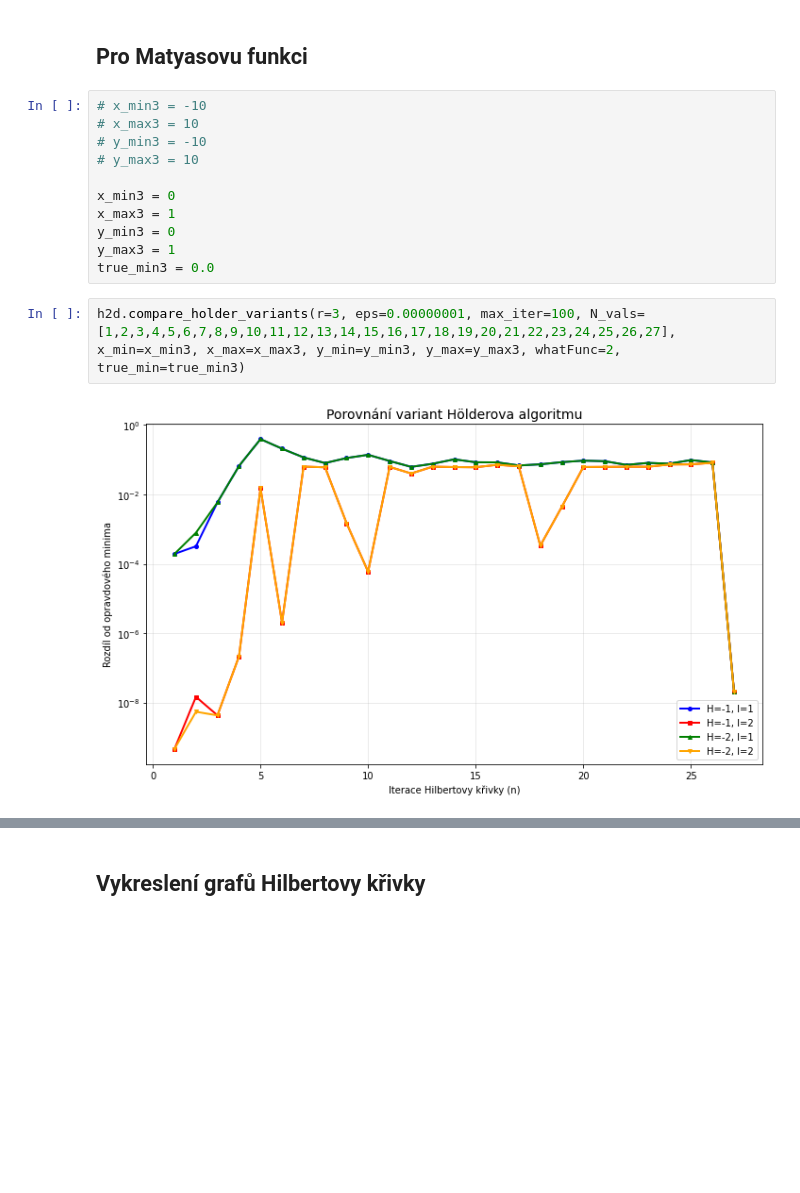
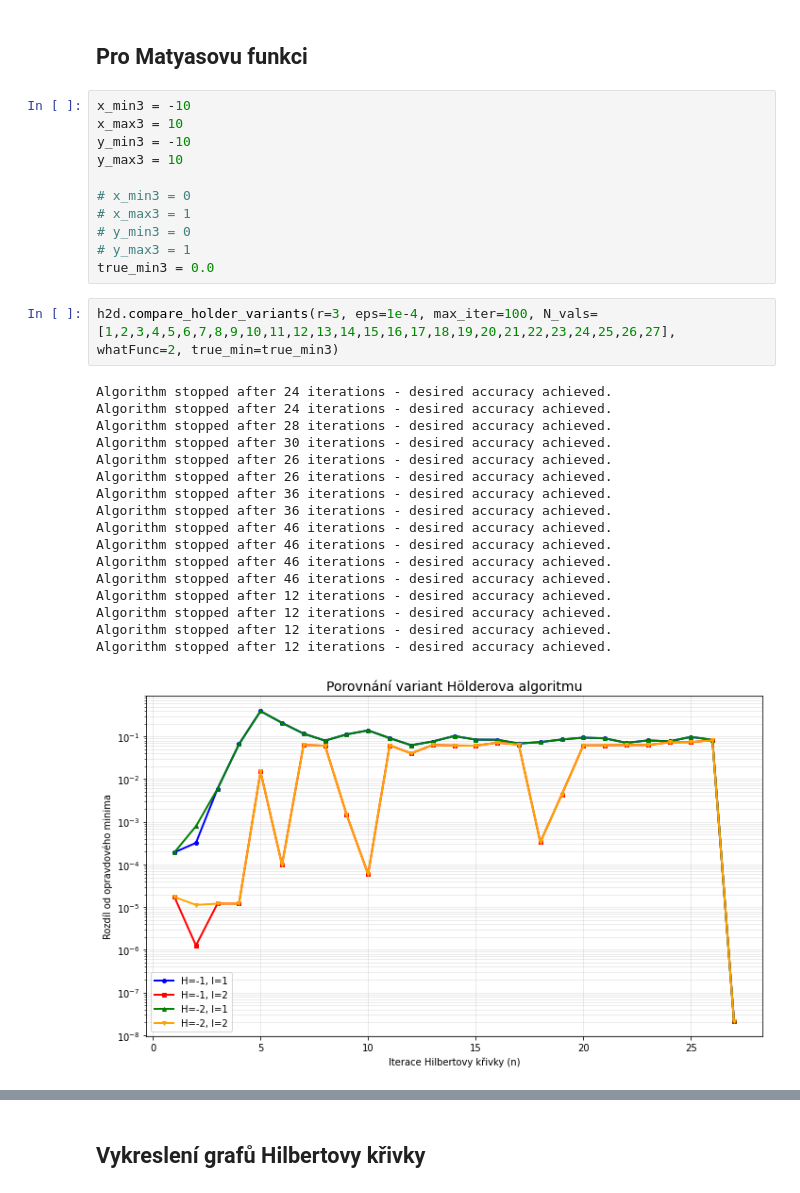
Before and after one commit to NIE0087/BP---prostor-vyplnujici-krivky, a Jupyter notebook: example2D.ipynb, the cells around one changed output, grey strips where cells are left out. Saved outputs shown, nothing was run; the diff lists cells and outputs as text; blank space fills up the shorter version.

```diff
--- a/example2D.ipynb
+++ b/example2D.ipynb
@@ -239,19 +324,35 @@ print(analysis_df)
 # %% [markdown]
 ## Pro Matyasovu funkci
 # %%
-# x_min3 = -10
-# x_max3 = 10
-# y_min3 = -10
-# y_max3 = 10
+x_min3 = -10
+x_max3 = 10
+y_min3 = -10
+y_max3 = 10
 
-x_min3 = 0
-x_max3 = 1
-y_min3 = 0
-y_max3 = 1
+# x_min3 = 0
+# x_max3 = 1
+# y_min3 = 0
+# y_max3 = 1
 true_min3 = 0.0
 # %%
-h2d.compare_holder_variants(r=3, eps=0.00000001, max_iter=100, N_vals=[1,2,3,4,5,6,7,8,9,10,11,12,13,14,15,16,17,18,19,20,21,22,23,24,25,26,27], x_min=x_min3, x_max=x_max3, y_min=y_min3, y_max=y_max3, whatFunc=2, true_min=true_min3)
+h2d.compare_holder_variants(r=3, eps=1e-4, max_iter=100, N_vals=[1,2,3,4,5,6,7,8,9,10,11,12,13,14,15,16,17,18,19,20,21,22,23,24,25,26,27], whatFunc=2, true_min=true_min3)
 # %% [output]
+Algorithm stopped after 24 iterations - desired accuracy achieved.
+Algorithm stopped after 24 iterations - desired accuracy achieved.
+Algorithm stopped after 28 iterations - desired accuracy achieved.
+Algorithm stopped after 30 iterations - desired accuracy achieved.
+Algorithm stopped after 26 iterations - desired accuracy achieved.
+Algorithm stopped after 26 iterations - desired accuracy achieved.
+Algorithm stopped after 36 iterations - desired accuracy achieved.
+Algorithm stopped after 36 iterations - desired accuracy achieved.
+Algorithm stopped after 46 iterations - desired accuracy achieved.
+Algorithm stopped after 46 iterations - desired accuracy achieved.
+Algorithm stopped after 46 iterations - desired accuracy achieved.
+Algorithm stopped after 46 iterations - desired accuracy achieved.
+Algorithm stopped after 12 iterations - desired accuracy achieved.
+Algorithm stopped after 12 iterations - desired accuracy achieved.
+Algorithm stopped after 12 iterations - desired accuracy achieved.
+Algorithm stopped after 12 iterations - desired accuracy achieved.
-[figure, old version]
+[figure, new version]
 # %%
 I=2
```
Also changed, not shown: parts of 18 cells of this notebook, 2 other files.
